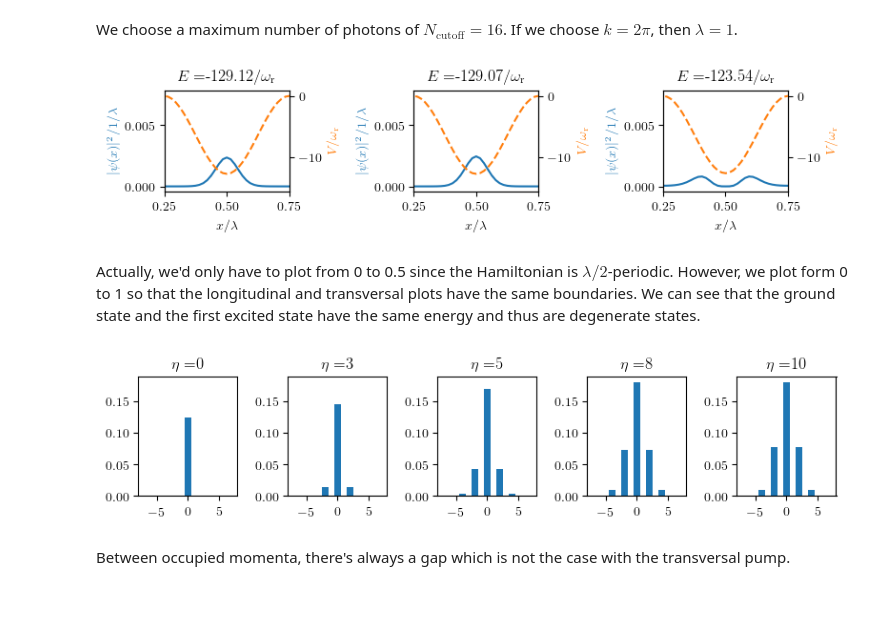
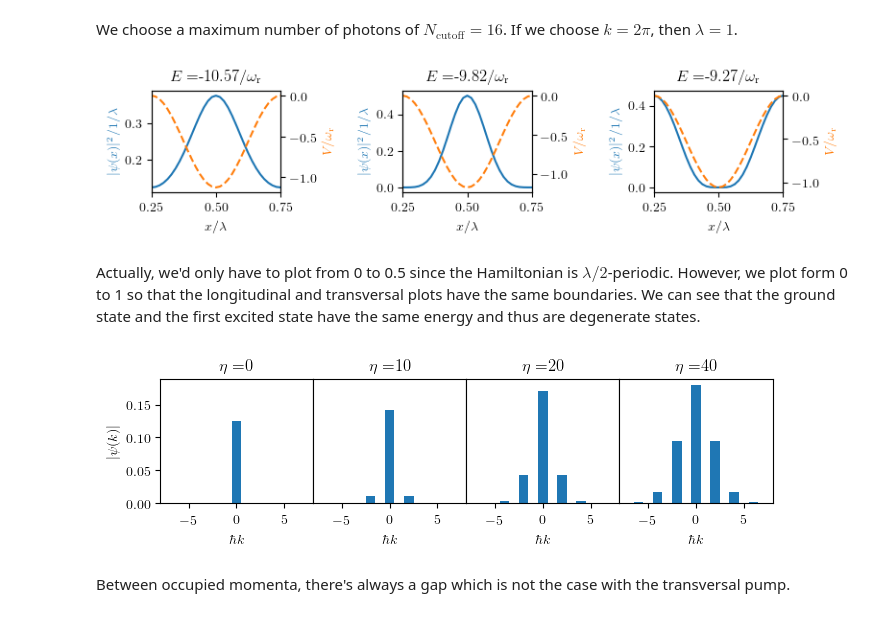
Before and after one commit to texmex76/qojulia, a Jupyter notebook: jupyter/Longitudinal Pump.ipynb, the cells around one changed output. Drawn from its saved outputs; the diff is of its cells as text; code cells hidden in the pictures.

```diff
--- a/jupyter/Longitudinal Pump.ipynb
+++ b/jupyter/Longitudinal Pump.ipynb
@@ -12,7 +12,7 @@ using QuantumOptics, PyPlot, Printf, LinearAlgebra, PyCall
 We choose a maximum number of photons of $N_\text{cutoff}=16$. If we choose $k=2\pi$, then $\lambda=1$.
 # %%
 # Define Parameters
-N_cutoff = 16
+N_cutoff = 32
 xmin = 0
 xmax = 1
 Nsteps = 64
@@ -20,7 +20,7 @@ Nsteps = 64
 k = 2*π
 ωr = 1
 
-Δc = -3 * ωr
+Δc = -10 * ωr
 U0 = -1 * ωr;
 # %%
 # Bases
@@ -51,7 +51,7 @@ rc("text.latex", preamble= "\\usepackage{amsmath}")
 rc("font", family="serif")
 pygui(false)
 
-η = 23 * ωr
+η = 10 * ωr
 E, ψ_states = eigenstates((H(η) + dagger(H(η)))/2, 3);
 
 xpoints = samplepoints(b_position)
@@ -68,15 +68,18 @@ for i in 1:3
 
     pos_dense = ptrace(ψ_states[i], 1)
     density = diag(pos_dense.data)
+    ψ_sqr = abs2.(density)
+    normalize!(ψ_sqr)
+    ψ_sqr *= 2
     ada_exp = expect(ad*a, ψ_states[i])
     pot = @. U0*cos(k*xpoints)^2*real(ada_exp)
 
-    host.set_ylim(-0.0004, 0.0078)
-    par1.set_ylim(-15.590715, 0.829001)
+#     host.set_ylim(-0.0004, 0.0078)
+#     par1.set_ylim(-15.590715, 0.829001)
     host.set_xlim(.25, .75)
     par1.set_xlim(.25, .75)
     host.set_xticks([.25, .5, .75])
-    host.plot(xpoints, abs2.(density), "C0")
+    host.plot(xpoints, ψ_sqr, "C0")
     par1.plot(xpoints, pot, "C1", linestyle="--")
 
     host.set_xlabel(L"x / \lambda")
@@ -94,46 +97,57 @@ end
 
 tight_layout()
 # %% [output]
-[figure, old version]
+[figure, new version]
 # %% [markdown]
 Actually, we'd only have to plot from 0 to 0.5 since the Hamiltonian is $\lambda / 2$-periodic. However, we plot form 0 to 1 so that the longitudinal and transversal plots have the same boundaries. We can see that the ground state and the first excited state have the same energy and thus are degenerate states.
+# %%
+# Calculate momentum
+
+b_momentum = MomentumBasis(b_position)
+Tpx = transform(b_momentum, b_position)
+
+η_arr = [0, 10, 20, 40] .* ωr
+p_arr = []
+
+for i in 1:size(η_arr)[1]
+    E, ψ_states = eigenstates((H(η_arr[i]) + dagger(H(η_arr[i])))/2, 1);
+    pos_dense = ptrace(ψ_states[1], 1)
+    states_p = Tpx * pos_dense
+    momentum = abs.(diag(states_p.data))
+    push!(p_arr, momentum)
+end
 # %%
 # Plot momentum
 
 rc("text", usetex=true)
 rc("font", family="serif")
 pygui(false)
 
-b_momentum = MomentumBasis(b_position)
-Tpx = transform(b_momentum, b_position)
+coeff_arr = [-Nsteps/2:1:Nsteps/2-1;]
 
-η_arr = [0, 3, 5, 8, 10] .* ωr
-
-fig = figure(figsize=(8,2))
+fig = figure(figsize=(7,2.1875))
 for i in 1:size(η_arr)[1]
     plt_index = 100 + size(η_arr)[1]*10 + i
     host = fig.add_subplot(plt_index)
-#     host.set_xlim(xmin, xmax)
-#     host.set_ylim(-0.0001, 0.0017)
 
-    E, ψ_states = eigenstates((H(η_arr[i]) + dagger(H(η_arr[i])))/2, 1);
-    pos_dense = ptrace(ψ_states[1], 1)
-    states_p = Tpx * pos_dense
-    density_p = diag(states_p.data)
-
-    host.bar([-Nsteps/2:1:Nsteps/2-1;], abs.(density_p), width=1)
+    host.bar(coeff_arr, p_arr[i], width=1)
     title_string = L"\eta=" * @sprintf("%d", η_arr[i])
     title(title_string)
-    host.set_ylim(0.0000, 0.1893)
+    host.set_ylim(0.0000, 0.19)
     host.set_xlim(-8, 8)
+    host.set_xlabel(L"\hbar k")
+    if i == 1
+        host.set_ylabel(L"|\psi(k)|")
+    else
+        yticks([], [])
+    end
 #     println("host.set_ylim(" *@sprintf("%.4f", host.get_ylim()[1]) *", " *@sprintf("%.4f", host.get_ylim()[2]) *")")
+end
 
-#     host.set_xlabel(L"x")
-#     host.set_ylabel(L"|\psi(x)|^2")
-#     host.yaxis.label.set_color("C0")
-end
+# tight_layout(rect=[0, 0, 1.5, 1.6])
 tight_layout()
+subplots_adjust(hspace=0, wspace=0);
 # %% [output]
-[figure, old version]
+[figure, new version]
 # %% [markdown]
 Between occupied momenta, there's always a gap which is not the case with the transversal pump.
```
Also changed, not shown: parts of 8 cells of this notebook, 1 other file.
